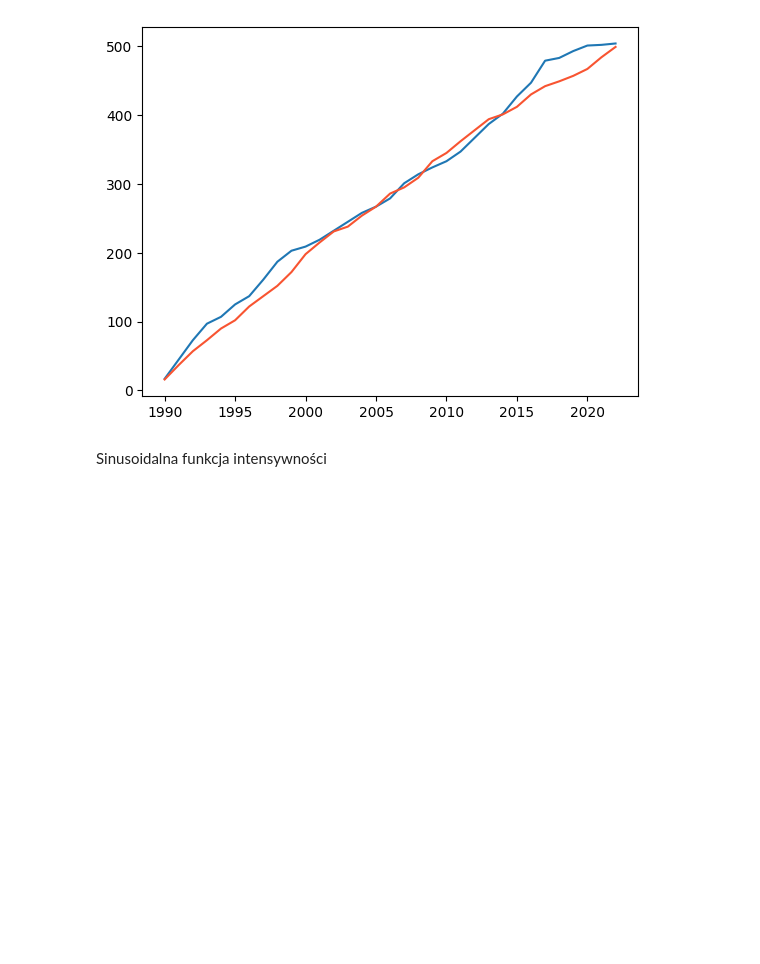
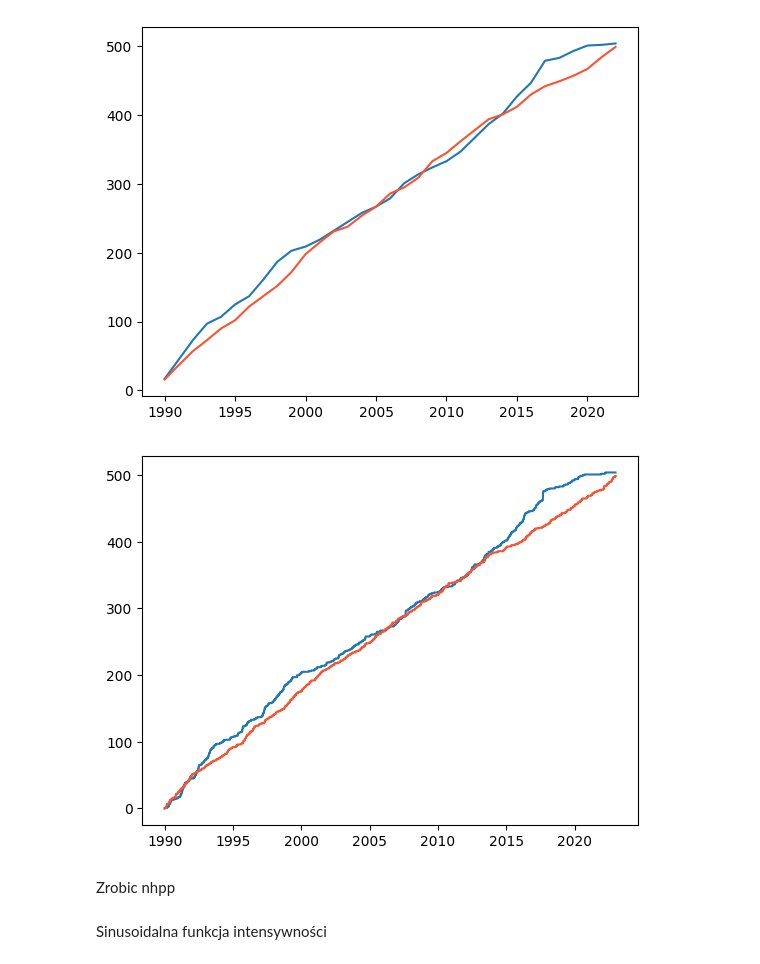
Before and after one commit to ndzadz/mgr, a Jupyter notebook: Symulacje.ipynb, the cells around one changed output. Drawn from its saved outputs; the diff is of its cells as text; code cells hidden in the pictures; blank space fills up the shorter version.

```diff
--- a/Symulacje.ipynb
+++ b/Symulacje.ipynb
@@ -251,6 +224,17 @@ plt.plot(range(1990,2023,1),nhpp(power_law_int_fun, [25.75900897,  0.85944359],
 plt.show()
 # %% [output]
 [figure]
+# %%
+counts = [sum([1 for x in n if x <= y]) for y in t_a]
+N_pred = pd.Series(data=counts,index=T['t'])
+# %%
+plt.plot(N["Ind"], linestyle= '-')
+plt.plot(N_pred, linestyle= '-',color="#f85431")
+plt.show()
+# %% [output]
+[figure, added]
+# %% [markdown]
+Zrobic nhpp
 # %%
 number_of_simulations = 1000
 # %% [markdown]
```
Also changed, not shown: parts of 4 cells of this notebook.
